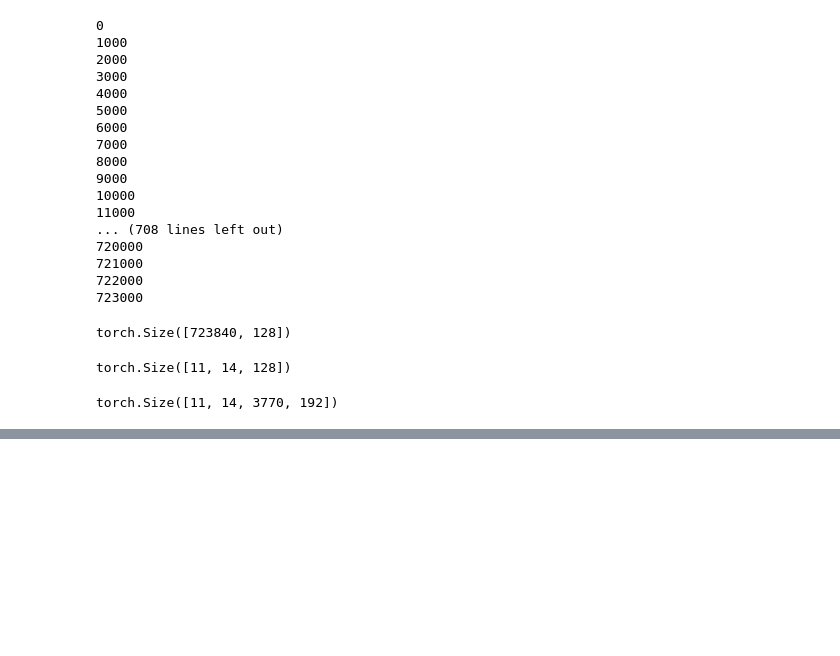
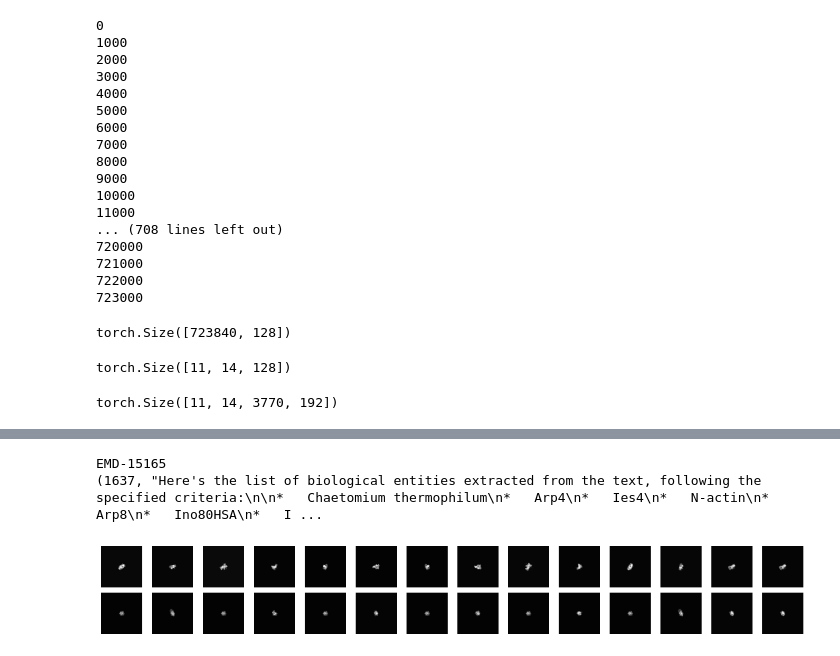
Before and after one commit to jproney/cryofinder, a Jupyter notebook: notebooks/AnalyzeEmbeddingSearch.ipynb, the cells around one changed output, grey strips where cells are left out. Saved outputs shown, nothing was run; the diff lists cells and outputs as text; code cells hidden in the pictures; blank space fills up the shorter version.

```diff
--- a/notebooks/AnalyzeEmbeddingSearch.ipynb
+++ b/notebooks/AnalyzeEmbeddingSearch.ipynb
@@ -175,2 +175,18 @@ print(cum_acc_bwq.mean(dim=0).sum(dim=-1))
 tensor(43.9351)
 tensor(39.3636)
+# %%
+# load reference image data for visualization
+matched_proj = corr_all[torch.arange(11).view([-1,1,1]), torch.arange(14).view([1,-1,1]), bwq_indices.unsqueeze(1)].argmax(dim=-1) # indices of the best matching projections in the top volumes for each query proj
+matched_images = dat['images'][bwq_indices.unsqueeze(1), matched_proj]
+# %%
+from cryofinder.analyze_search_outputs import plot_projections
+
+query_idx = 10
+hit_rank = 0
+plot_projections(torch.cat([querylist[query_idx], matched_images[query_idx,:,hit_rank]]), nrows=2)
+print(f"EMD-{dat['ids'][bwq_indices[query_idx, hit_rank]]}") # EMDB id of the match
+print(all_topics[bwq_indices[query_idx ,hit_rank]]) # print the associated keywords for the entry
+# %% [output]
+EMD-15165
+(1637, "Here's the list of biological entities extracted from the text, following the specified criteria:\n\n*   Chaetomium thermophilum\n*   Arp4\n*   Ies4\n*   N-actin\n*   Arp8\n*   Ino80HSA\n*   I ...
+[figure, added]
```
Also changed, not shown: parts of 1 cell of this notebook, 6 other files.
